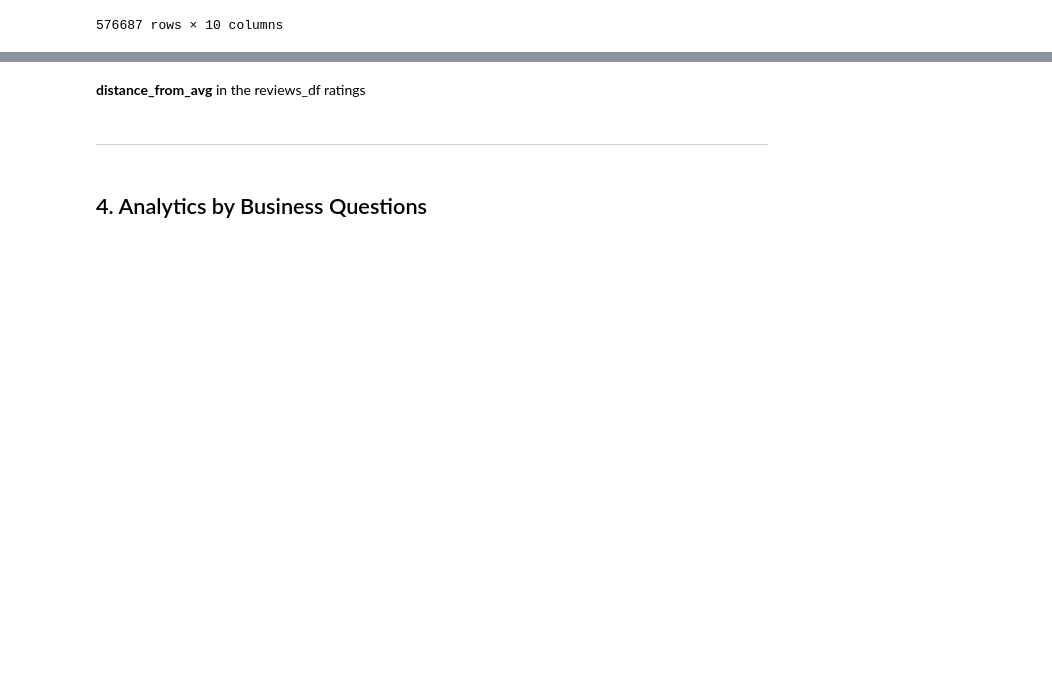
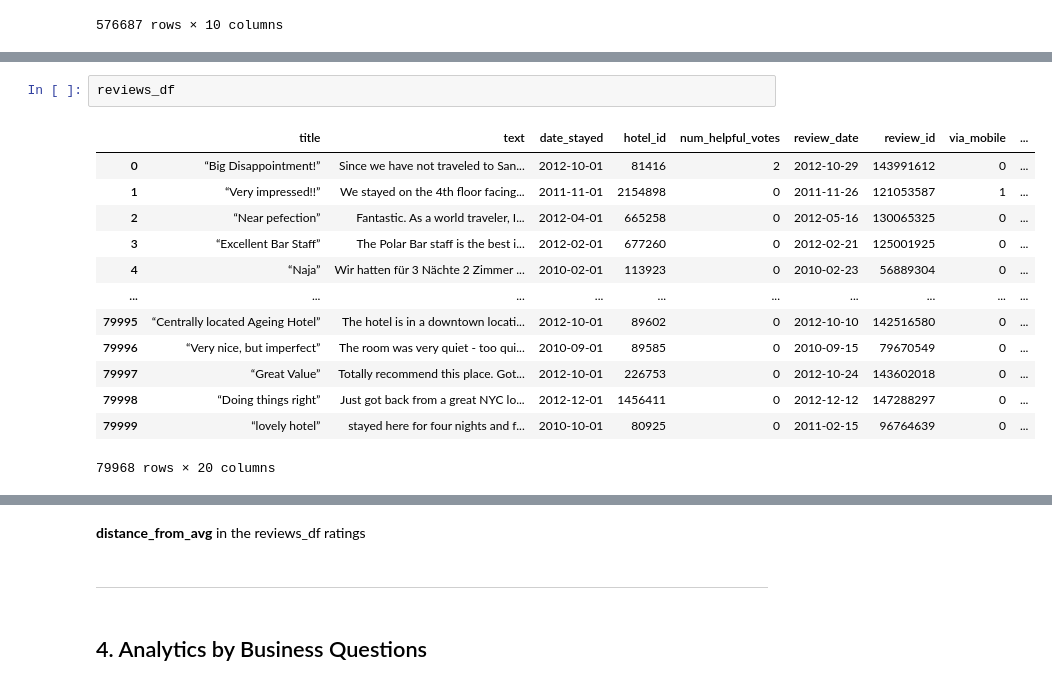
Before and after one commit to nadiavictoria/IS512-Hotel-Analytics, a Jupyter notebook: notebooks/02_exploratory_analysis.ipynb, the cells around one changed output, grey strips where cells are left out. Drawn from its saved outputs; the diff is of its cells as text; blank space fills up the shorter version.

```diff
--- a/notebooks/02_exploratory_analysis.ipynb
+++ b/notebooks/02_exploratory_analysis.ipynb
@@ -740,0 +753,16 @@ plt.show()
+# %%
+reviews_df
+# %% [output]
+|  | title | text | date_stayed | hotel_id | num_helpful_votes | review_date | review_id | via_mobile | ... |
+| 0 | “Big Disappointment!” | Since we have not traveled to San... | 2012-10-01 | 81416 | 2 | 2012-10-29 | 143991612 | 0 | ... |
+| 1 | “Very impressed!!” | We stayed on the 4th floor facing... | 2011-11-01 | 2154898 | 0 | 2011-11-26 | 121053587 | 1 | ... |
+| 2 | “Near pefection” | Fantastic. As a world traveler, I... | 2012-04-01 | 665258 | 0 | 2012-05-16 | 130065325 | 0 | ... |
+| 3 | “Excellent Bar Staff” | The Polar Bar staff is the best i... | 2012-02-01 | 677260 | 0 | 2012-02-21 | 125001925 | 0 | ... |
+| 4 | “Naja” | Wir hatten für 3 Nächte 2 Zimmer ... | 2010-02-01 | 113923 | 0 | 2010-02-23 | 56889304 | 0 | ... |
+| ... | ... | ... | ... | ... | ... | ... | ... | ... | ... |
+| 79995 | “Centrally located Ageing Hotel” | The hotel is in a downtown locati... | 2012-10-01 | 89602 | 0 | 2012-10-10 | 142516580 | 0 | ... |
+| 79996 | “Very nice, but imperfect” | The room was very quiet - too qui... | 2010-09-01 | 89585 | 0 | 2010-09-15 | 79670549 | 0 | ... |
+| 79997 | “Great Value” | Totally recommend this place. Got... | 2012-10-01 | 226753 | 0 | 2012-10-24 | 143602018 | 0 | ... |
+| 79998 | “Doing things right” | Just got back from a great NYC lo... | 2012-12-01 | 1456411 | 0 | 2012-12-12 | 147288297 | 0 | ... |
+| 79999 | “lovely hotel” | stayed here for four nights and f... | 2010-10-01 | 80925 | 0 | 2011-02-15 | 96764639 | 0 | ... |
+79968 rows × 20 columns
```
Also changed, not shown: parts of 13 cells of this notebook.
